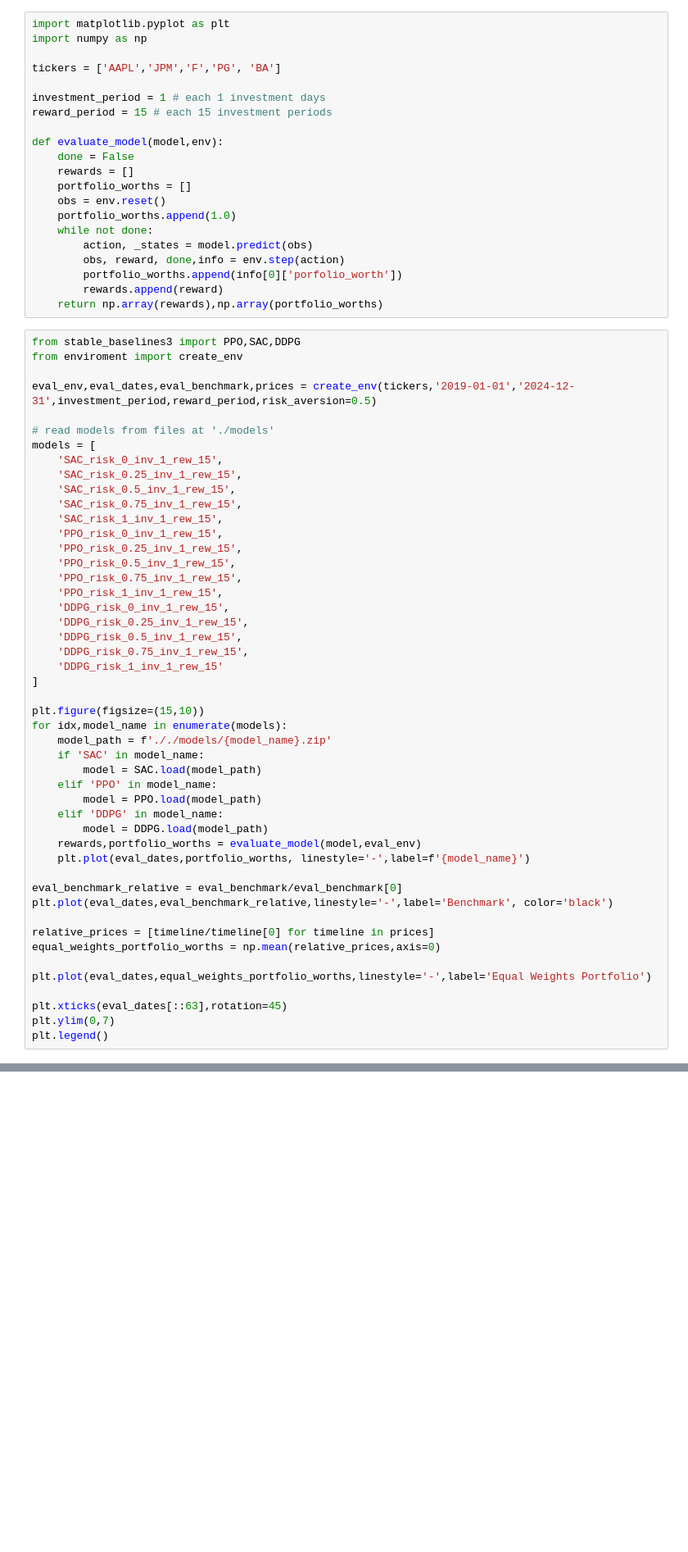
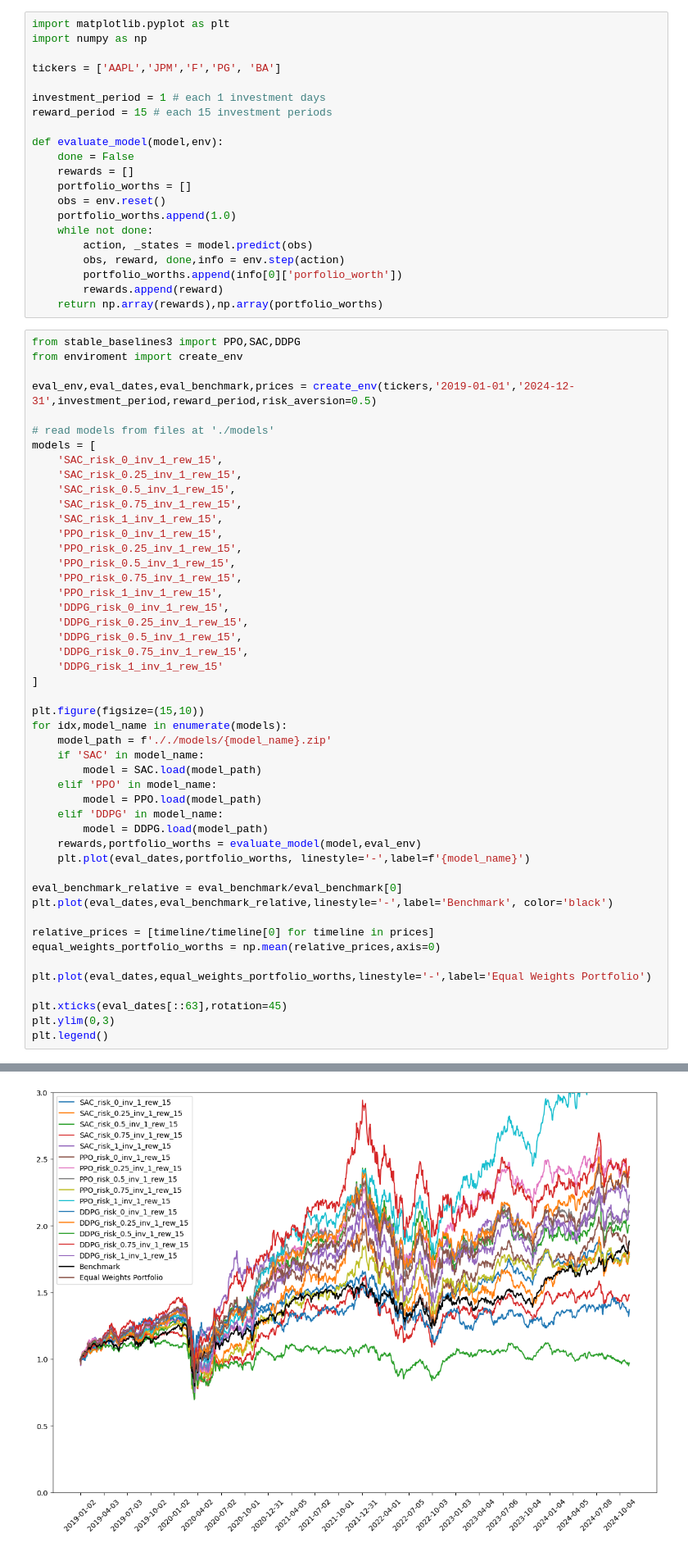
Before and after one commit to sohamviradiya/satan, a Jupyter notebook: evaluate.ipynb, the cells around one changed output, grey strips where cells are left out. Shown: that part at 82% size. Saved outputs shown, nothing was run; the diff lists cells and outputs as text; blank space fills up the shorter version.

```diff
--- a/evaluate.ipynb
+++ b/evaluate.ipynb
@@ -65,5 +65,6 @@ equal_weights_portfolio_worths = np.mean(relative_prices,axis=0)
 plt.plot(eval_dates,equal_weights_portfolio_worths,linestyle='-',label='Equal Weights Portfolio')
 
 plt.xticks(eval_dates[::63],rotation=45)
-plt.ylim(0,7)
+plt.ylim(0,3)
 plt.legend()
+# %% [output]
@@ -69,0 +72 @@ plt.legend()
+[figure, added]
```
Also changed, not shown: parts of 1 cell of this notebook, 2 other files.
